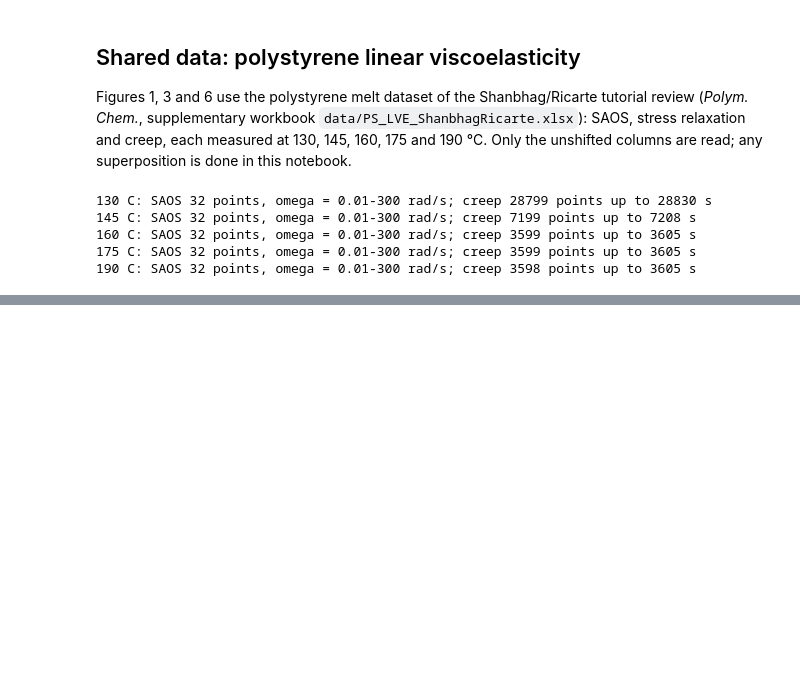
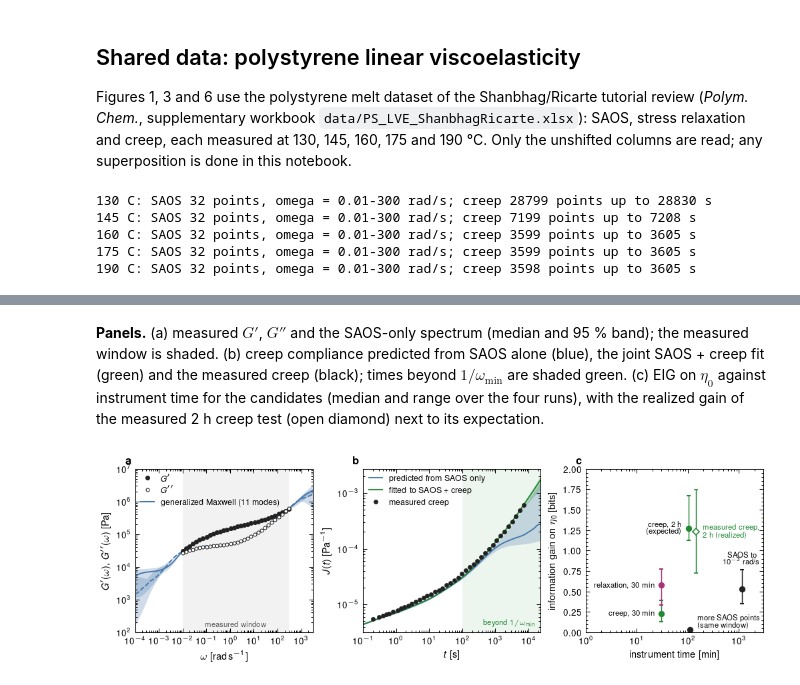
Before and after one commit to mirandi1/digitalrheo, a Jupyter notebook: paper_figures.ipynb, the cells around one changed output, grey strips where cells are left out. Saved outputs shown, nothing was run; the diff lists cells and outputs as text; code cells hidden in the pictures; blank space fills up the shorter version.

```diff
--- a/paper_figures.ipynb
+++ b/paper_figures.ipynb
@@ -1397,0 +1770,79 @@ show(make_fig6())
+# %% [markdown]
+**Panels.** (a) measured $G'$, $G''$ and the SAOS-only spectrum (median and 95 % band); the measured window is shaded. (b) creep compliance predicted from SAOS alone (blue), the joint SAOS + creep fit (green) and the measured creep (black); times beyond $1/\omega_{\min}$ are shaded green. (c) EIG on $\eta_0$ against instrument time for the candidates (median and range over the four runs), with the realized gain of the measured 2 h creep test (open diamond) next to its expectation.
+# %%
+LABELS = {"more SAOS points\n(same window)": ("mid", (5, 1), "left", "bottom"),     # label placement per protocol
+          r"SAOS to $10^{-3}$ rad/s": ("top", (0, 3), "center", "bottom"),
+          "creep, 30 min": ("mid", (-5, 0), "right", "center"),
+          "creep, 2 h": ("mid", (-5, 0), "right", "center"),
+          "relaxation, 30 min": ("mid", (-5, 0), "right", "center")}
+TEXT = {r"SAOS to $10^{-3}$ rad/s": "SAOS to\n$10^{-3}$ rad/s", "creep, 2 h": "creep, 2 h\n(expected)"}
+DODGE = 1.18     # expected and realized 2 h creep are drawn side by side around 2 h
+
+
+def panel_gm_saos(a, d, rs, letter="a"):
+    w = d["saos"]["w"]
+    wg = np.logspace(-4, 3.5, 250)
+    a.axvspan(w.min(), w.max(), color=GREY, alpha=0.18, lw=0)
+    for kind in ("Gp", "Gpp"):
+        lo, med, hi = gm_band(rs["samples"], kind, wg)
+        a.fill_between(wg, lo, hi, color=BLUE, alpha=0.25, lw=0)
+        a.plot(wg, med, color=BLUE, lw=0.9, ls="-" if kind == "Gp" else "--")
+    a.plot(w, d["saos"]["Gp"], "o", color=INK, ms=2.4, label=r"$G'$")
+    a.plot(w, d["saos"]["Gpp"], "o", mfc="white", mec=INK, mew=0.5, ms=2.4, label=r"$G''$")
+    a.plot([], [], color=BLUE, label=f"generalized Maxwell ({TAU.size} modes)")
+    a.set(xscale="log", yscale="log", xlim=(1e-4, 3e3), ylim=(1e2, 1e7),
+          xlabel=r"$\omega$ [rad\,s$^{-1}$]", ylabel=r"$G'(\omega)$, $G''(\omega)$ [Pa]")
+    a.text(np.sqrt(w.min() * w.max()), 1.5e2, "measured window", ha="center", fontsize=5.5, color="0.35")
+    a.legend(loc="upper left")
+    panel(a, letter)
+
+
+def panel_gm_creep(b, d, rs, rb, letter="b"):
+    w = d["saos"]["w"]; tt = d["creep_full"]["t"]
+    tg = np.logspace(-1, np.log10(tt.max()) + 0.5, 250)
+    b.axvspan(1 / w.min(), tg[-1], color=GREEN, alpha=0.08, lw=0)
+    for r, col, lab in ((rs, BLUE, "predicted from SAOS only"), (rb, GREEN, "fitted to SAOS + creep")):
+        lo, med, hi = gm_band(r["samples"], "J", tg)
+        b.fill_between(tg, lo, hi, color=col, alpha=0.25, lw=0)
+        b.plot(tg, med, color=col, lw=0.9, label=lab)
+    b.plot(d["creep"]["t"], d["creep"]["J"], "o", color=INK, ms=2.3, label="measured creep")
+    b.set(xscale="log", yscale="log", xlim=(0.1, tg[-1]), xlabel=r"$t$ [s]", ylabel=r"$J(t)$ [Pa$^{-1}$]")
+    b.text(0.97, 0.05, r"beyond $1/\omega_{\min}$", transform=b.transAxes, ha="right", fontsize=5.5, color=GREEN)
+    b.legend(loc="upper left")
+    panel(b, letter)
+
+
+def panel_eig(c, o, letter="c"):
+    for lab, (kind, sec) in o["protocols"].items():
+        g = np.array([o["eig"][run_name(uc, s)][lab] for uc, s in SAOS_RUNS]); T = sec / 60
+        if lab == "creep, 2 h":
+            T /= DODGE
+        med = np.median(g)
+        c.errorbar(T, med, yerr=[[med - g.min()], [g.max() - med]], fmt="o", color=KIND_COLOR[kind], ms=3.5,
+                   elinewidth=0.7, capsize=1.5)
+        where, off, ha, va = LABELS[lab]
+        c.annotate(TEXT.get(lab, lab), (T, g.max() if where == "top" else med), xytext=off, textcoords="offset points",
+                   fontsize=5.5, ha=ha, va=va, linespacing=1.0)
+    rz = o["realized_creep"]; med = np.median(rz); T = o["creep_minutes"] * DODGE
+    c.errorbar(T, med, yerr=[[med - rz.min()], [rz.max() - med]], fmt="D", mfc="white", mec=GREEN,
+               color=GREEN, ms=3.2, mew=0.8, elinewidth=0.7, capsize=1.5)
+    c.annotate("measured creep,\n2 h (realized)", (T, med), xytext=(5, 0), textcoords="offset points",
+               fontsize=5.5, va="center", ha="left", color=GREEN, linespacing=1.0)
+    c.set(xscale="log", xlabel="instrument time [min]", ylabel=r"information gain on $\eta_0$ [bits]",
+          xlim=(1, 3e3), ylim=(0, 2.0))
+    panel(c, letter)
+
+
+def make_fig6():
+    use_style()
+    fig, ax = plt.subplots(1, 3, figsize=(DOUBLE, 2.15), constrained_layout=True)
+    panel_gm_saos(ax[0], GM_D, GM_SAOS)
+    panel_gm_creep(ax[1], GM_D, GM_SAOS, GM_BOTH)
+    panel_eig(ax[2], GM_EIG)
+    save(fig, "fig_gm_design_T145")
+    return fig
+
+
+show(make_fig6())
+# %% [output]
+[figure, added]
```
Also changed, not shown: parts of 40 cells of this notebook, 42 other files.
